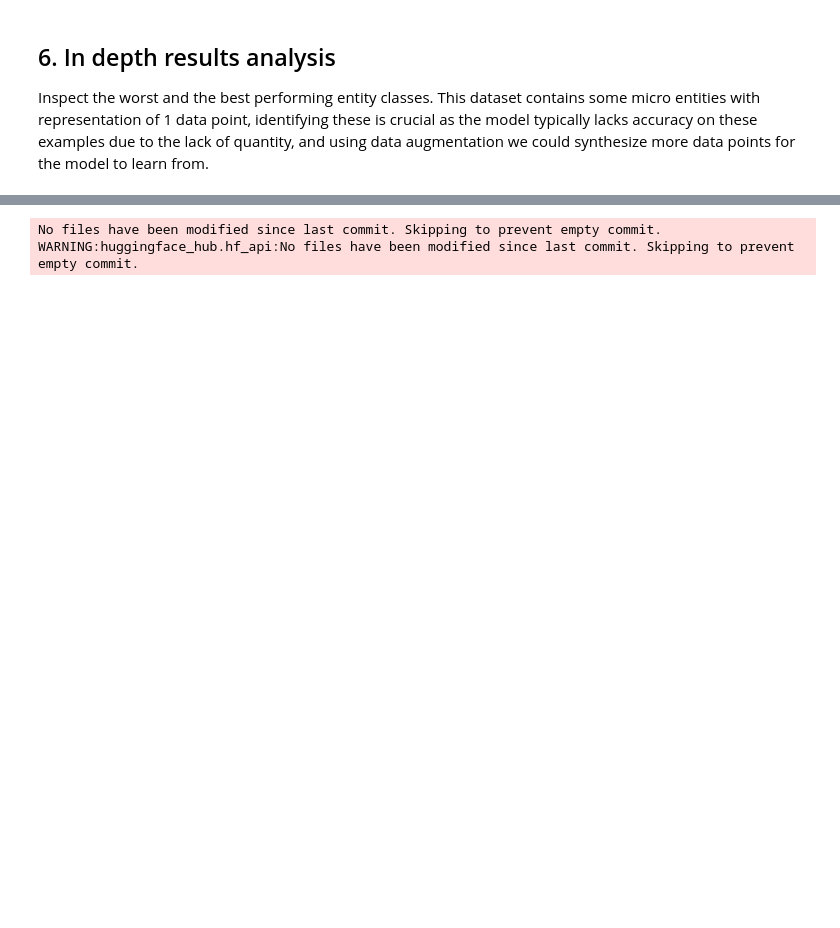
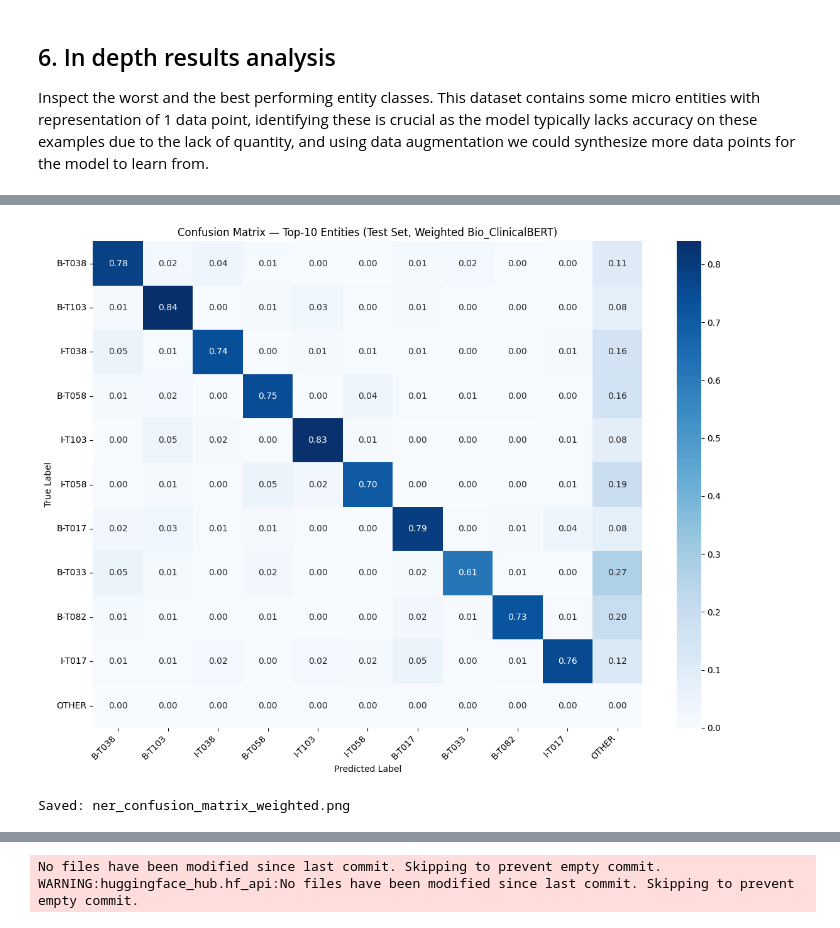
Before and after one commit to vonKleve/csci-e222-final-project, a Jupyter notebook: ner/02-bioclinicalbert-weighted.ipynb, the cells around one changed output, grey strips where cells are left out. Drawn from its saved outputs; the diff is of its cells as text; code cells hidden in the pictures; blank space fills up the shorter version.

```diff
--- a/ner/02-bioclinicalbert-weighted.ipynb
+++ b/ner/02-bioclinicalbert-weighted.ipynb
@@ -442,43 +471,42 @@ Top 10 Entities by F1-Score:
 # %%
-# ==========================================
-# Confusion Matrix — Top Entity Types (Test Set)
-# ==========================================
+# ------------------------------------------
+# Confusion Matrix
+# ------------------------------------------
 from sklearn.metrics import confusion_matrix
 import matplotlib.pyplot as plt
 import seaborn as sns
 import numpy as np
-
-# Use the predictions already computed for test set in the cell below
-# true_labels and true_predictions should be in scope from cell 21
-# We flatten to token level for the confusion matrix
 
 flat_true = [label for seq in true_labels for label in seq]
 flat_pred = [label for seq in true_predictions for label in seq]
 
 # Get top-10 entity types by support (excluding 'O')
 from collections import Counter
 entity_counts = Counter(l for l in flat_true if l != 'O')
 top_entities = [e for e, _ in entity_counts.most_common(10)]
 
 # Filter to only tokens whose true label is one of top_entities
 filtered_true = [t for t, p in zip(flat_true, flat_pred) if t in top_entities]
 filtered_pred = [p if p in top_entities else 'OTHER' for t, p in zip(flat_true, flat_pred) if t in top_entities]
 labels_cm = top_entities + (['OTHER'] if 'OTHER' in filtered_pred else [])
 
 cm = confusion_matrix(filtered_true, filtered_pred, labels=labels_cm, normalize='true')
 
 fig, ax = plt.subplots(figsize=(12, 9))
 sns.heatmap(cm, annot=True, fmt='.2f', cmap='Blues',
             xticklabels=labels_cm, yticklabels=labels_cm, ax=ax)
 ax.set_xlabel('Predicted Label')
 ax.set_ylabel('True Label')
-ax.set_title('Normalized Confusion Matrix — Top-10 Entity Types (Test Set, Weighted Bio_ClinicalBERT)')
+ax.set_title('Confusion Matrix — Top-10 Entities (Test Set, Weighted Bio_ClinicalBERT)')
 plt.xticks(rotation=45, ha='right')
 plt.yticks(rotation=0)
 plt.tight_layout()
-plt.savefig('ner_confusion_matrix_weighted.png', dpi=150, bbox_inches='tight')
+plt.savefig('ner_confusion_matrix_weighted.png')
 plt.show()
 print("Saved: ner_confusion_matrix_weighted.png")
+# %% [output]
+[figure, added]
+Saved: ner_confusion_matrix_weighted.png
 # %%
 notebook_end_time = time.time()
 elapsed = notebook_end_time - notebook_start_time
```
Also changed, not shown: parts of 7 cells of this notebook.
